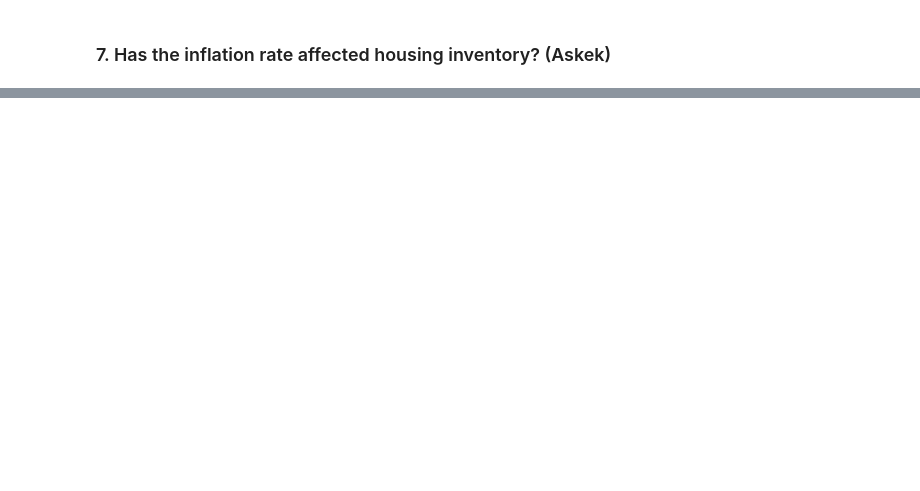
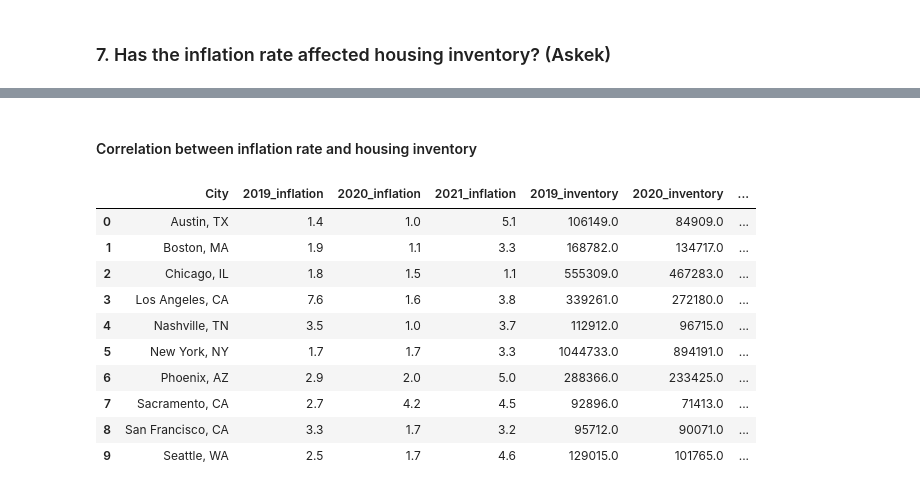
Before and after one commit to Keren-Neeq/DS4A-Team1, a Jupyter notebook: notebooks/Team1_ExtendedEDA.ipynb, the cells around one changed output, grey strips where cells are left out. Drawn from its saved outputs; the diff is of its cells as text; code cells hidden in the pictures; blank space fills up the shorter version.

```diff
--- a/notebooks/Team1_ExtendedEDA.ipynb
+++ b/notebooks/Team1_ExtendedEDA.ipynb
@@ -444,0 +446,7 @@ plt.show()
+# %%
+inventory['2019'] = inventory['2019-01-31'] + inventory['2019-02-28'] + inventory['2019-03-31'] + inventory['2019-04-30'] + inventory['2019-05-31'] + inventory['2019-06-30'] + inventory['2019-07-31'] + inventory['2019-08-31'] + inventory['2019-09-30'] + inventory['2019-10-31'] + inventory['2019-11-30'] + inventory['2019-12-31']
+inventory['2020'] = inventory['2020-01-31'] + inventory['2020-02-29'] + inventory['2020-03-31'] + inventory['2020-04-30'] + inventory['2020-05-31'] + inventory['2020-06-30'] + inventory['2020-07-31'] + inventory['2020-08-31'] + inventory['2020-09-30'] + inventory['2020-10-31'] + inventory['2020-11-30'] + inventory['2020-12-31']
+inventory['2021'] = inventory['2021-01-31'] + inventory['2019-02-28'] + inventory['2019-03-31'] + inventory['2021-04-30'] + inventory['2021-05-31'] + inventory['2021-06-30'] + inventory['2021-07-31'] + inventory['2021-08-31'] + inventory['2021-09-30'] + inventory['2021-10-31'] + inventory['2021-11-30'] + inventory['2021-12-31']
+# %%
+df_inventory = inventory[['RegionName','2019', '2020', '2021']].sort_values('RegionName')
+df_inventory
@@ -444,0 +465,3 @@ plt.show()
+# %%
+df_inflation = df_infc[['City','2019', '2020', '2021']].sort_values('City')
+df_inflation
@@ -444,0 +480,18 @@ plt.show()
+# %% [markdown]
+#### Correlation between inflation rate and housing inventory
+# %%
+# We combine the two dataframes in a single one
+combo = pd.merge(df_inflation,df_inventory, left_on = 'City', right_on = 'RegionName', suffixes = ['_inflation', '_inventory']).set_index('City').drop('RegionName', axis = 1).reset_index()
+combo
+# %% [output]
+|  | City | 2019_inflation | 2020_inflation | 2021_inflation | 2019_inventory | 2020_inventory | ... |
+| 0 | Austin, TX | 1.4 | 1.0 | 5.1 | 106149.0 | 84909.0 | ... |
+| 1 | Boston, MA | 1.9 | 1.1 | 3.3 | 168782.0 | 134717.0 | ... |
+| 2 | Chicago, IL | 1.8 | 1.5 | 1.1 | 555309.0 | 467283.0 | ... |
+| 3 | Los Angeles, CA | 7.6 | 1.6 | 3.8 | 339261.0 | 272180.0 | ... |
+| 4 | Nashville, TN | 3.5 | 1.0 | 3.7 | 112912.0 | 96715.0 | ... |
+| 5 | New York, NY | 1.7 | 1.7 | 3.3 | 1044733.0 | 894191.0 | ... |
+| 6 | Phoenix, AZ | 2.9 | 2.0 | 5.0 | 288366.0 | 233425.0 | ... |
+| 7 | Sacramento, CA | 2.7 | 4.2 | 4.5 | 92896.0 | 71413.0 | ... |
+| 8 | San Francisco, CA | 3.3 | 1.7 | 3.2 | 95712.0 | 90071.0 | ... |
+| 9 | Seattle, WA | 2.5 | 1.7 | 4.6 | 129015.0 | 101765.0 | ... |
```
Also changed, not shown: parts of 43 cells of this notebook.
